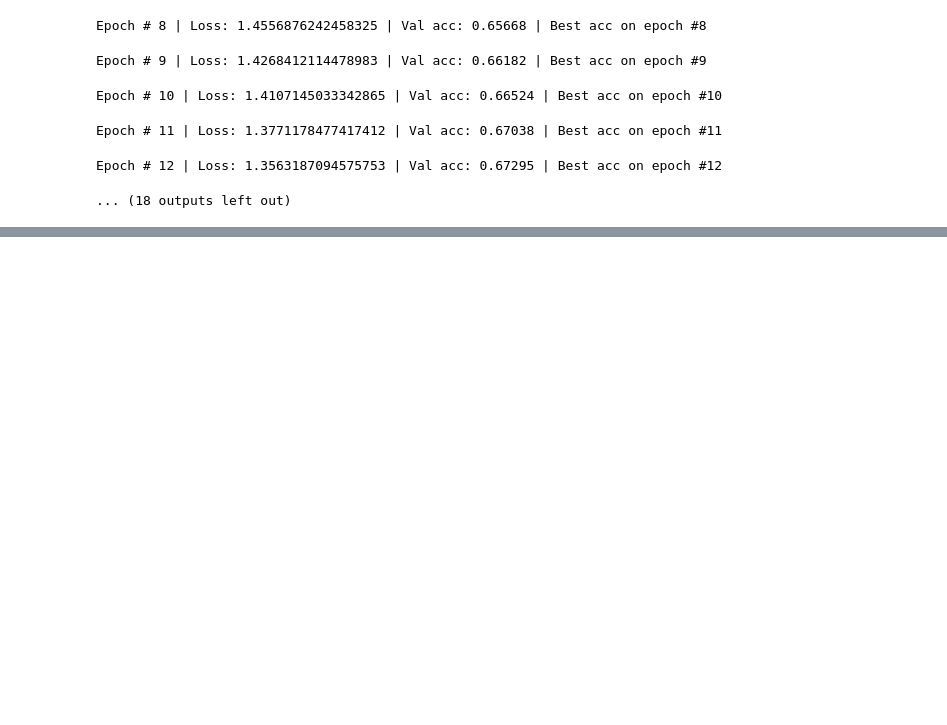
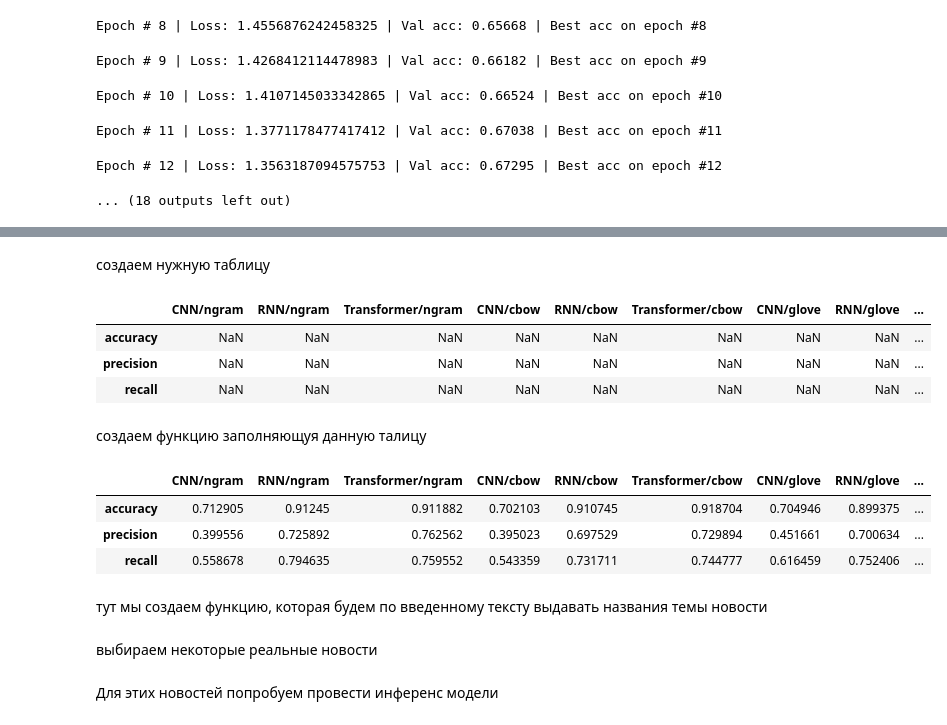
Before and after one commit to LuchianPeledutse/Projects, a Jupyter notebook: TextClassification/main.ipynb, the cells around one changed output, grey strips where cells are left out. Drawn from its saved outputs; the diff is of its cells as text; code cells hidden in the pictures; blank space fills up the shorter version.

```diff
--- a/TextClassification/main.ipynb
+++ b/TextClassification/main.ipynb
@@ -1809,0 +2715,12 @@ rnn_mod = RNNMod(vocab_size,embed_dim = 300,hid_size=64,num_layers=3,dropout=0.1
+# %% [markdown]
+создаем нужную таблицу
+# %%
+res_table = pd.DataFrame(columns=['CNN/ngram','RNN/ngram','Transformer/ngram','CNN/cbow','RNN/cbow','Transformer/cbow','CNN/glove','RNN/glove','Transformer/glove'],index = ['accuracy','precision','recall'])
+res_table
+# %% [output]
+|  | CNN/ngram | RNN/ngram | Transformer/ngram | CNN/cbow | RNN/cbow | Transformer/cbow | CNN/glove | RNN/glove | ... |
+| accuracy | NaN | NaN | NaN | NaN | NaN | NaN | NaN | NaN | ... |
+| precision | NaN | NaN | NaN | NaN | NaN | NaN | NaN | NaN | ... |
+| recall | NaN | NaN | NaN | NaN | NaN | NaN | NaN | NaN | ... |
+# %% [markdown]
+создаем функцию заполняющуя данную талицу
@@ -1809,0 +2748,9 @@ rnn_mod = RNNMod(vocab_size,embed_dim = 300,hid_size=64,num_layers=3,dropout=0.1
+# %%
+res_table
+# %% [output]
+|  | CNN/ngram | RNN/ngram | Transformer/ngram | CNN/cbow | RNN/cbow | Transformer/cbow | CNN/glove | RNN/glove | ... |
+| accuracy | 0.712905 | 0.91245 | 0.911882 | 0.702103 | 0.910745 | 0.918704 | 0.704946 | 0.899375 | ... |
+| precision | 0.399556 | 0.725892 | 0.762562 | 0.395023 | 0.697529 | 0.729894 | 0.451661 | 0.700634 | ... |
+| recall | 0.558678 | 0.794635 | 0.759552 | 0.543359 | 0.731711 | 0.744777 | 0.616459 | 0.752406 | ... |
+# %% [markdown]
+тут мы создаем функцию, которая будем по введенному тексту выдавать названия темы новости
@@ -1809,0 +2768,2 @@ rnn_mod = RNNMod(vocab_size,embed_dim = 300,hid_size=64,num_layers=3,dropout=0.1
+# %% [markdown]
+выбираем некоторые реальные новости
@@ -1809,0 +2777,2 @@ rnn_mod = RNNMod(vocab_size,embed_dim = 300,hid_size=64,num_layers=3,dropout=0.1
+# %% [markdown]
+Для этих новостей попробуем провести инференс модели
```
Also changed, not shown: parts of 146 cells of this notebook, 2 other files.
